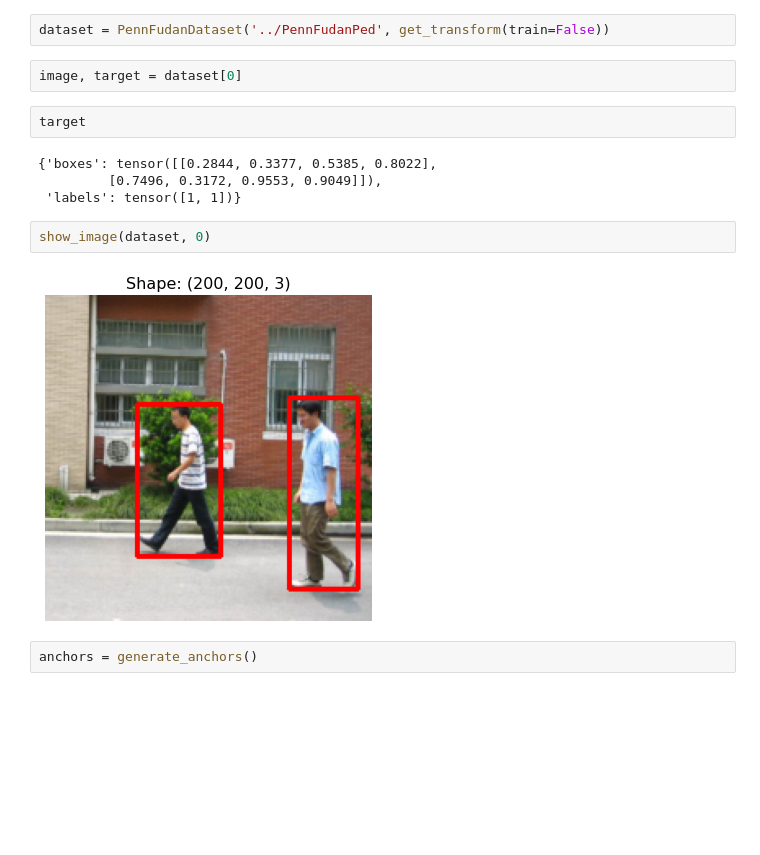
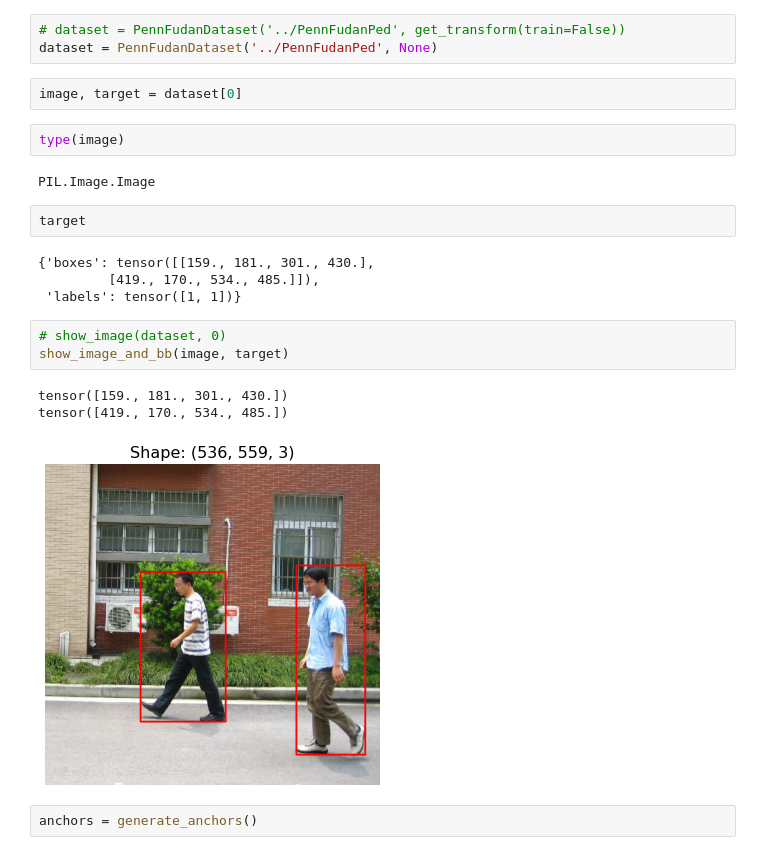
Before and after one commit to MIchaelKa/detection-tutorial, a Jupyter notebook: detection-tutorial.ipynb, the cells around one changed output. Drawn from its saved outputs; the diff is of its cells as text; blank space fills up the shorter version.

Commit message:
Prepare for training

```diff
--- a/detection-tutorial.ipynb
+++ b/detection-tutorial.ipynb
@@ -27,19 +35,27 @@ from utils import format_time
 from loss import BoxLoss
 from train import run_loader, get_device
 # %%
-dataset = PennFudanDataset('../PennFudanPed', get_transform(train=False))
+# dataset = PennFudanDataset('../PennFudanPed', get_transform(train=False))
+dataset = PennFudanDataset('../PennFudanPed', None)
 # %%
 image, target = dataset[0]
+# %%
+type(image)
+# %% [output]
+PIL.Image.Image
 # %%
 target
 # %% [output]
-{'boxes': tensor([[0.2844, 0.3377, 0.5385, 0.8022],
-         [0.7496, 0.3172, 0.9553, 0.9049]]),
+{'boxes': tensor([[159., 181., 301., 430.],
+         [419., 170., 534., 485.]]),
  'labels': tensor([1, 1])}
 # %%
-show_image(dataset, 0)
+# show_image(dataset, 0)
+show_image_and_bb(image, target)
 # %% [output]
+tensor([159., 181., 301., 430.])
+tensor([419., 170., 534., 485.])
-[figure, old version]
+[figure, new version]
 # %%
 anchors = generate_anchors()
 # %%
```
Also changed, not shown: parts of 35 cells of this notebook, 11 other files.
